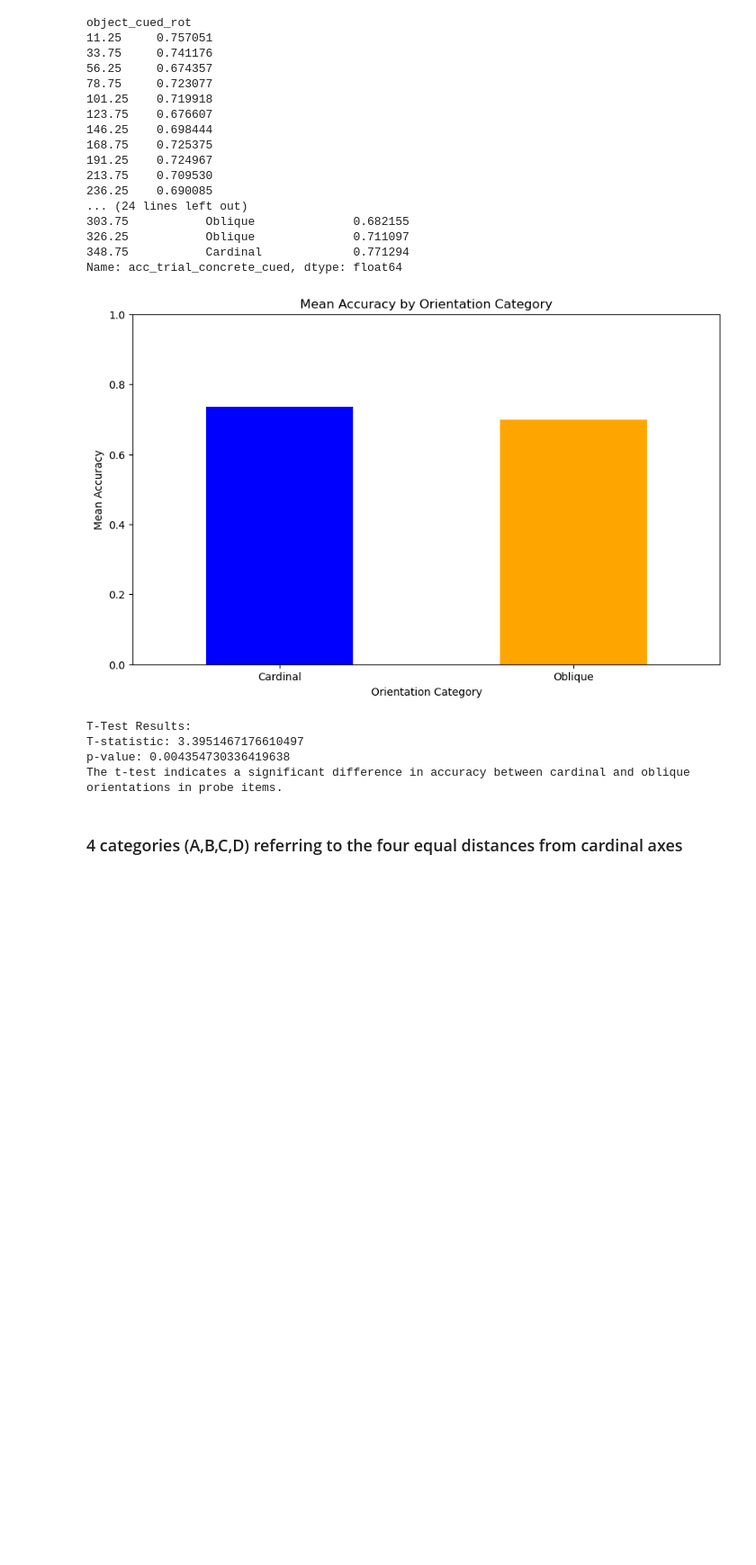
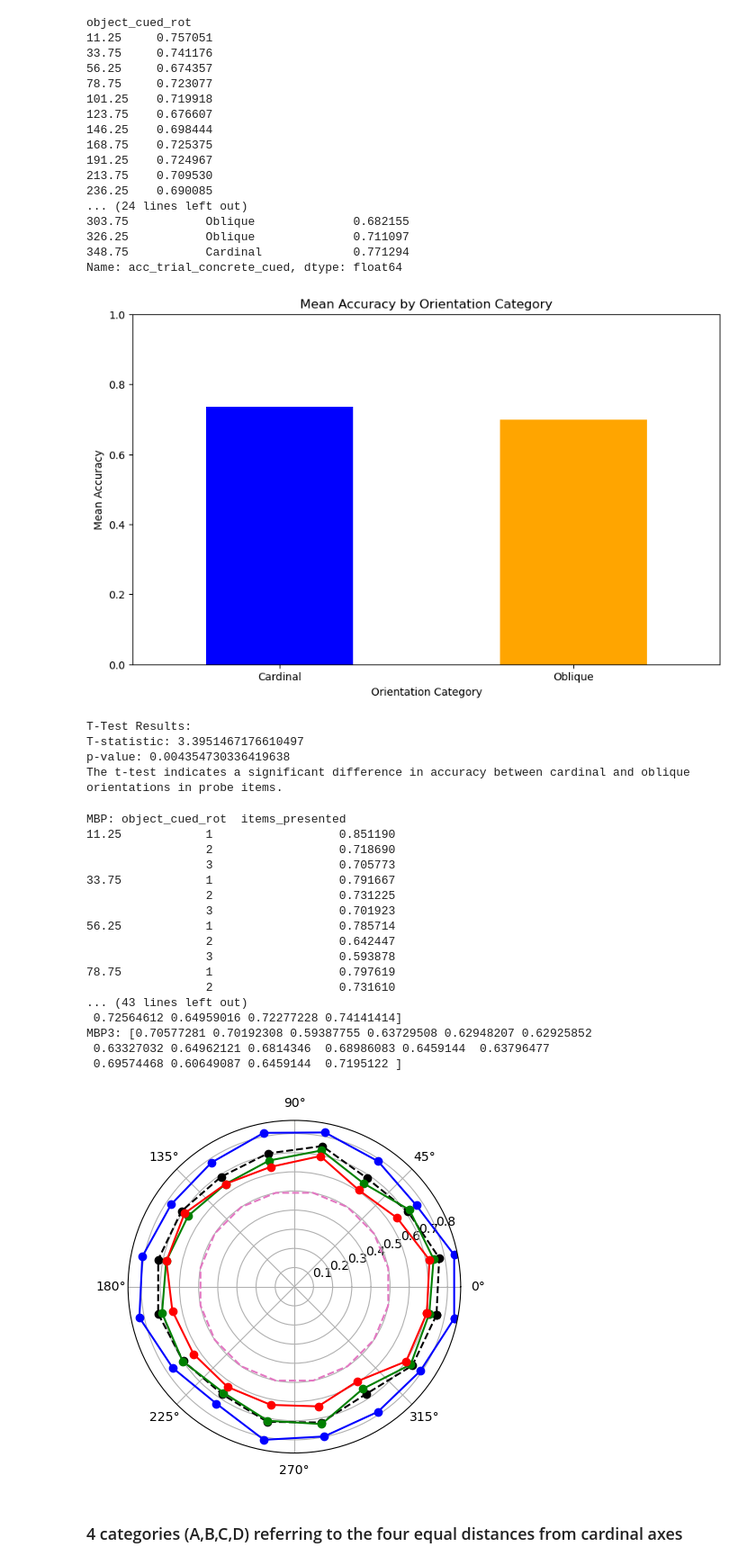
Before and after one commit to aabielefeldt/MultiEyeTem-Clone, a Jupyter notebook: scripts/Behav_Analysis_MultiEyeTem.ipynb, the cells around one changed output. Shown at 90% size. Drawn from its saved outputs; the diff is of its cells as text; code cells hidden in the pictures; blank space fills up the shorter version.

Commit message:
added polar plot for oblique effect and post hoc analyses

```diff
--- a/scripts/Behav_Analysis_MultiEyeTem.ipynb
+++ b/scripts/Behav_Analysis_MultiEyeTem.ipynb
@@ -822,6 +836,86 @@ T-Test Results:
 T-statistic: 3.3951467176610497
 p-value: 0.004354730336419638
 The t-test indicates a significant difference in accuracy between cardinal and oblique orientations in probe items.
+# %%
+## Plotting the Oblique effect on a polar plot
+
+spacing = np.arange(11.25, 360, 22.5)
+spacing_rad = np.radians(spacing)
+
+## change the above line to make it so that positive is going anticlockwise. Apparently theta is always going anticlockwise
+
+# making it a full circle
+spacing_circ = np.append(spacing_rad, spacing_rad[0])
+
+acc_per_ori = df.groupby('object_cued_rot')['acc_trial_concrete_cued'].mean().values
+
+acc_df = df.groupby(by=['object_cued_rot', 'items_presented'])['acc_trial_concrete_cued'].mean()
+#print(mbp_df)
+#-> this output looks right but looking at the variable mbp_df in the data viewer looks weird
+# -> this returns a dataframe called mbp_df that is the same size as df but is sorted by object_cued_rot and within each object_cued_rot it is then sorted by items_presented
+
+# seperate by con
+oriacc1 = acc_df.loc[acc_df.index.get_level_values('items_presented') == 1].to_numpy()
+oriacc2 = acc_df.loc[acc_df.index.get_level_values('items_presented') == 2].to_numpy()
+oriacc3 = acc_df.loc[acc_df.index.get_level_values('items_presented') == 3].to_numpy()
+
+print("MBP:", acc_df)
+print("MBP1:", oriacc1)
+print("MBP2:", oriacc2)
+print("MBP3:", oriacc3)
+
+# Create the polar plot
+fig = plt.figure()
+# maybe change the following line to plt.axes(projection='polar')
+ax = fig.add_subplot(111, projection='polar')
+
+#Repeating the last data point to make it a full circle
+# mbp_rad = np.append(mbp_rad, mbp_rad[0])
+# mbp1_rad = np.append(mbp1_rad, mbp1_rad[0])
+# mbp2_rad = np.append(mbp2_rad, mbp2_rad[0])
+# mbp3_rad = np.append(mbp3_rad, mbp3_rad[0])
+
+acc_per_ori_circ = np.append(acc_per_ori, acc_per_ori[0])
+oriacc1_circ = np.append(oriacc1, oriacc1[0])
+oriacc2_circ = np.append(oriacc2, oriacc2[0])
+oriacc3_circ = np.append(oriacc3, oriacc3[0])
+
+# Plot the data for the general mbp
+ax.plot(-spacing_circ, acc_per_ori_circ, 'ko--')
+
+unbiased_assumption = np.full(17, 0.5)
+
+# # Plot the data for the three conditions individually
+# at the moment using -spacing_rad to make the data go in the correct (anticlockwise direction)
+ax.plot(-spacing_circ, unbiased_assumption, color='tab:pink', linestyle='dashed')
+ax.plot(-spacing_circ, oriacc1_circ, 'bo-')
+ax.plot(-spacing_circ, oriacc2_circ, 'go-')
+ax.plot(-spacing_circ, oriacc3_circ, 'ro-')
+
+
+# Set plot attributes (-> labels and shit)
+plt.legend
+# Show the plot
+plt.show()
+# %% [output]
+MBP: object_cued_rot  items_presented
+11.25            1                  0.851190
+                 2                  0.718690
+                 3                  0.705773
+33.75            1                  0.791667
+                 2                  0.731225
+                 3                  0.701923
+56.25            1                  0.785714
+                 2                  0.642447
+                 3                  0.593878
+78.75            1                  0.797619
+                 2                  0.731610
+... (43 lines left out)
+ 0.72564612 0.64959016 0.72277228 0.74141414]
+MBP3: [0.70577281 0.70192308 0.59387755 0.63729508 0.62948207 0.62925852
+ 0.63327032 0.64962121 0.6814346  0.68986083 0.6459144  0.63796477
+ 0.69574468 0.60649087 0.6459144  0.7195122 ]
+[figure, added]
 # %% [markdown]
 ### 4 categories (A,B,C,D) referring to the four equal distances from cardinal axes
 # %%
```
Also changed, not shown: parts of 18 cells of this notebook, 1 other file.
